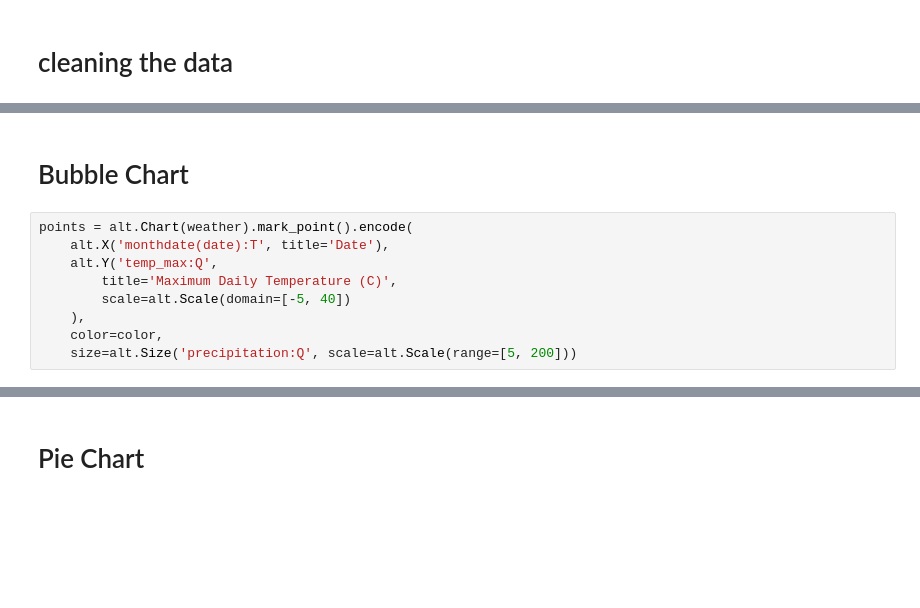
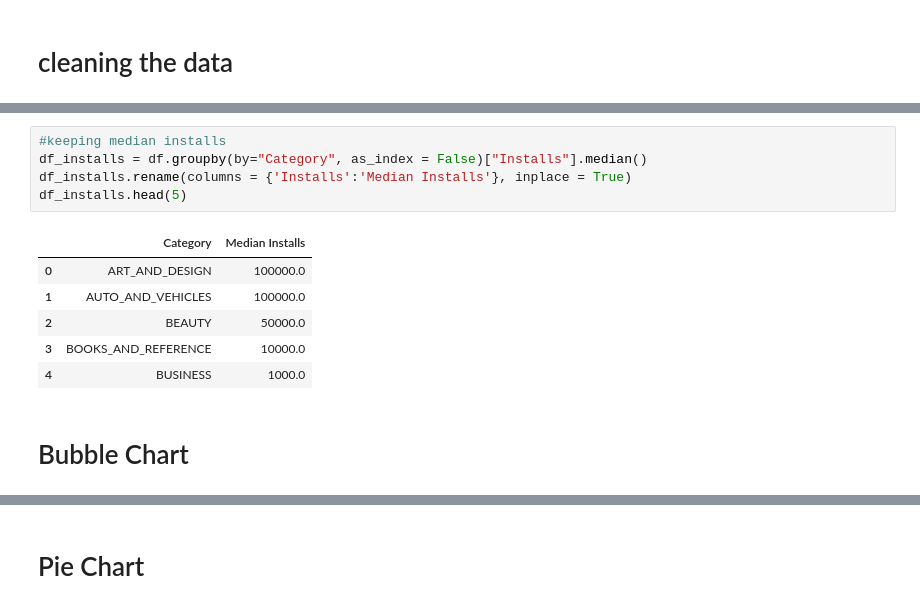
Before and after one commit to emmargl/Data_Vizualization_Project, a Jupyter notebook: altair_graph.ipynb, the cells around one changed output, grey strips where cells are left out. Saved outputs shown, nothing was run; the diff lists cells and outputs as text; blank space fills up the shorter version.

```diff
--- a/altair_graph.ipynb
+++ b/altair_graph.ipynb
@@ -179,11 +200,14 @@ df_cat.head(5)
+# %%
+#keeping median installs
+df_installs = df.groupby(by="Category", as_index = False)["Installs"].median()
+df_installs.rename(columns = {'Installs':'Median Installs'}, inplace = True)
+df_installs.head(5)
+# %% [output]
+|  | Category | Median Installs |
+| 0 | ART_AND_DESIGN | 100000.0 |
+| 1 | AUTO_AND_VEHICLES | 100000.0 |
+| 2 | BEAUTY | 50000.0 |
+| 3 | BOOKS_AND_REFERENCE | 10000.0 |
+| 4 | BUSINESS | 1000.0 |
 # %% [markdown]
 # Bubble Chart
-# %%
-points = alt.Chart(weather).mark_point().encode(
-    alt.X('monthdate(date):T', title='Date'),
-    alt.Y('temp_max:Q',
-        title='Maximum Daily Temperature (C)',
-        scale=alt.Scale(domain=[-5, 40])
-    ),
-    color=color,
-    size=alt.Size('precipitation:Q', scale=alt.Scale(range=[5, 200]))
```
Also changed, not shown: parts of 10 cells of this notebook.
